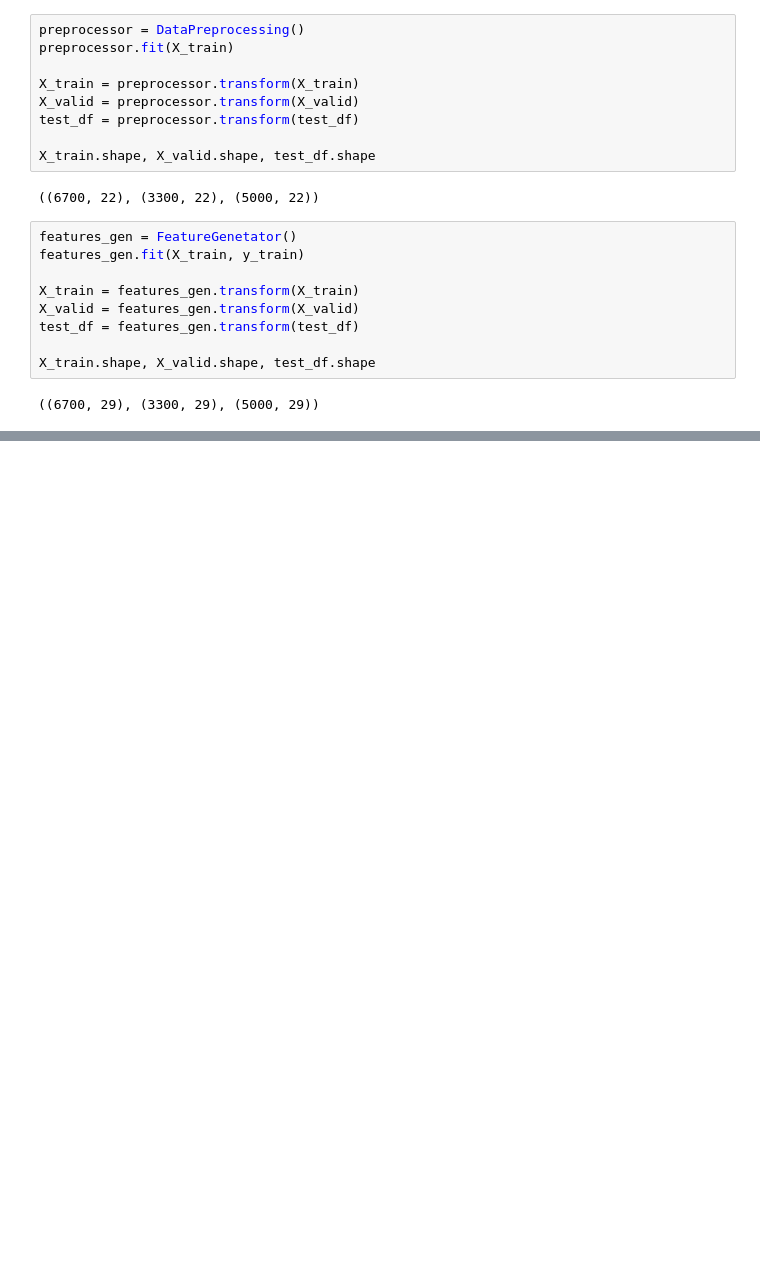
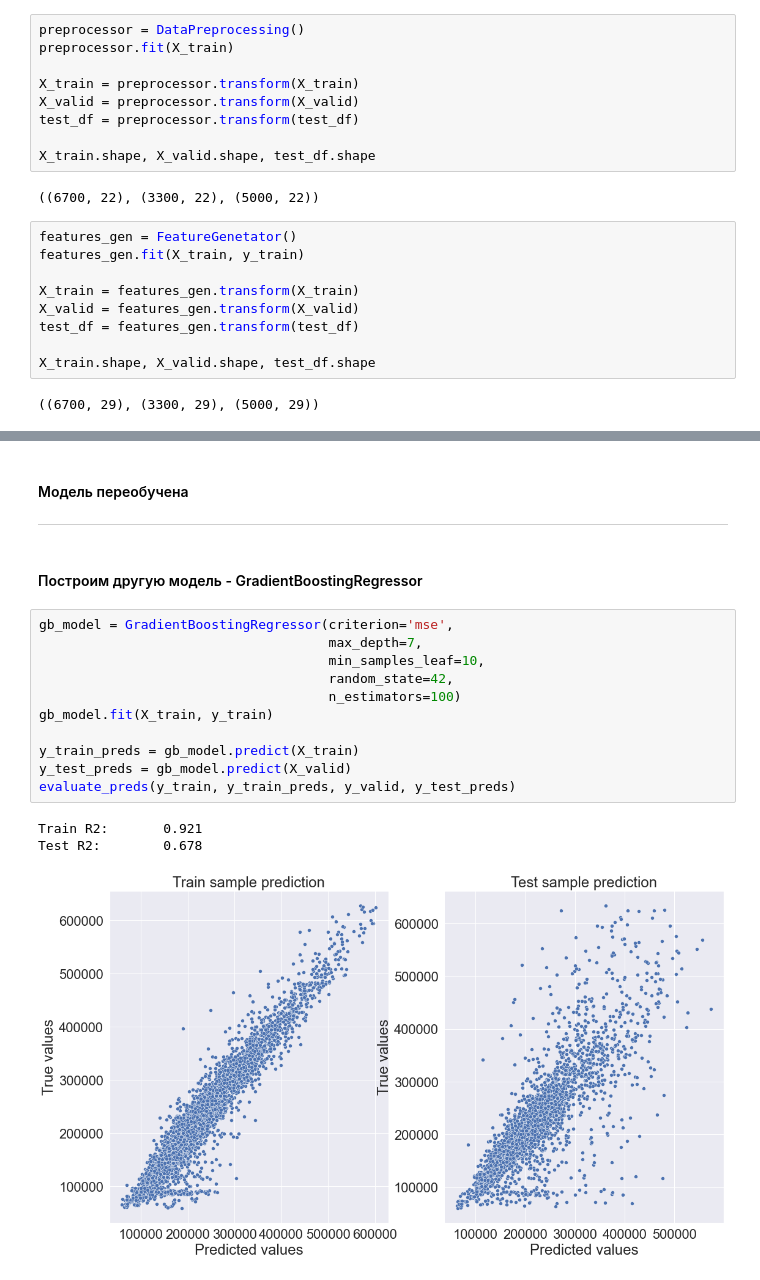
Before and after one commit to samoryad/datascience_GB, a Jupyter notebook: project_price_prediction/project_price_prediction.ipynb, the cells around one changed output, grey strips where cells are left out. Saved outputs shown, nothing was run; the diff lists cells and outputs as text; blank space fills up the shorter version.

```diff
--- a/project_price_prediction/project_price_prediction.ipynb
+++ b/project_price_prediction/project_price_prediction.ipynb
@@ -824,0 +903,20 @@ test_df = test_df[feature_names + new_feature_names]
+# %% [markdown]
+#### Модель переобучена
+---
+# %% [markdown]
+#### Построим другую модель - GradientBoostingRegressor
+# %%
+gb_model = GradientBoostingRegressor(criterion='mse',
+                                     max_depth=7,
+                                     min_samples_leaf=10,
+                                     random_state=42,
+                                     n_estimators=100)
+gb_model.fit(X_train, y_train)
+
+y_train_preds = gb_model.predict(X_train)
+y_test_preds = gb_model.predict(X_valid)
+evaluate_preds(y_train, y_train_preds, y_valid, y_test_preds)
+# %% [output]
+Train R2:       0.921
+Test R2:        0.678
+[figure, added]
```
Also changed, not shown: parts of 38 cells of this notebook, 1 other file.
